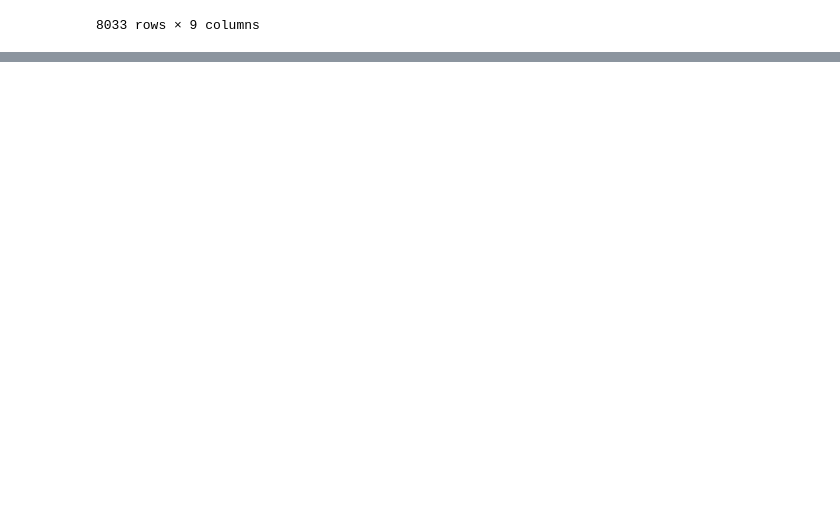
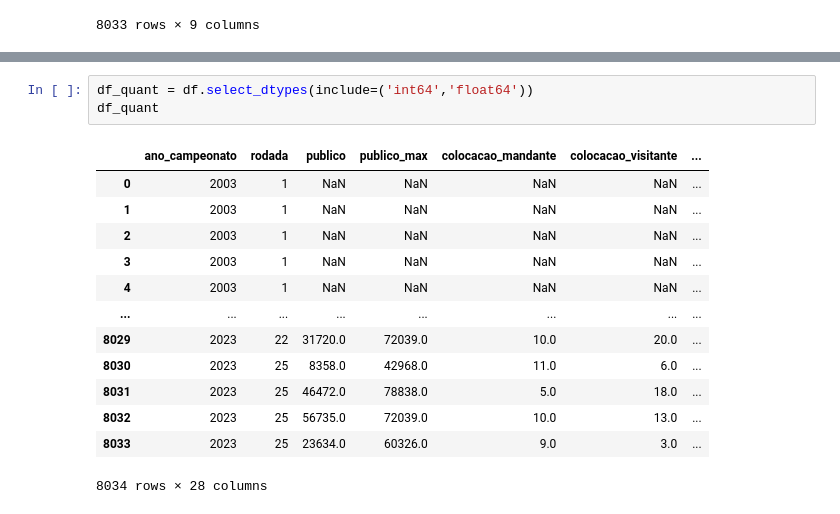
Before and after one commit to cunhavictor111/projeto2_cdados, a Jupyter notebook: Projeto2.ipynb, the cells around one changed output, grey strips where cells are left out. Drawn from its saved outputs; the diff is of its cells as text; blank space fills up the shorter version.

```diff
--- a/Projeto2.ipynb
+++ b/Projeto2.ipynb
@@ -199,0 +245,17 @@ df_gols
+# %%
+df_quant = df.select_dtypes(include=('int64','float64'))
+df_quant
+# %% [output]
+|  | ano_campeonato | rodada | publico | publico_max | colocacao_mandante | colocacao_visitante | ... |
+| 0 | 2003 | 1 | NaN | NaN | NaN | NaN | ... |
+| 1 | 2003 | 1 | NaN | NaN | NaN | NaN | ... |
+| 2 | 2003 | 1 | NaN | NaN | NaN | NaN | ... |
+| 3 | 2003 | 1 | NaN | NaN | NaN | NaN | ... |
+| 4 | 2003 | 1 | NaN | NaN | NaN | NaN | ... |
+| ... | ... | ... | ... | ... | ... | ... | ... |
+| 8029 | 2023 | 22 | 31720.0 | 72039.0 | 10.0 | 20.0 | ... |
+| 8030 | 2023 | 25 | 8358.0 | 42968.0 | 11.0 | 6.0 | ... |
+| 8031 | 2023 | 25 | 46472.0 | 78838.0 | 5.0 | 18.0 | ... |
+| 8032 | 2023 | 25 | 56735.0 | 72039.0 | 10.0 | 13.0 | ... |
+| 8033 | 2023 | 25 | 23634.0 | 60326.0 | 9.0 | 3.0 | ... |
+8034 rows × 28 columns
```
Also changed, not shown: parts of 12 cells of this notebook, 1 other file.
